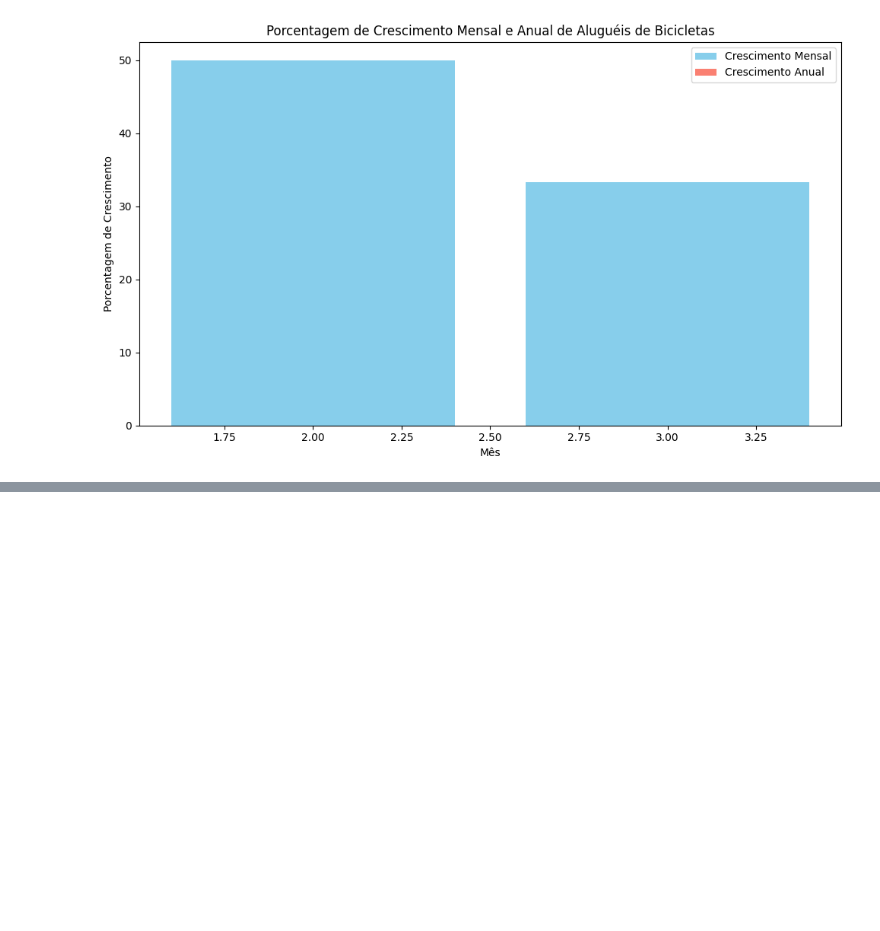
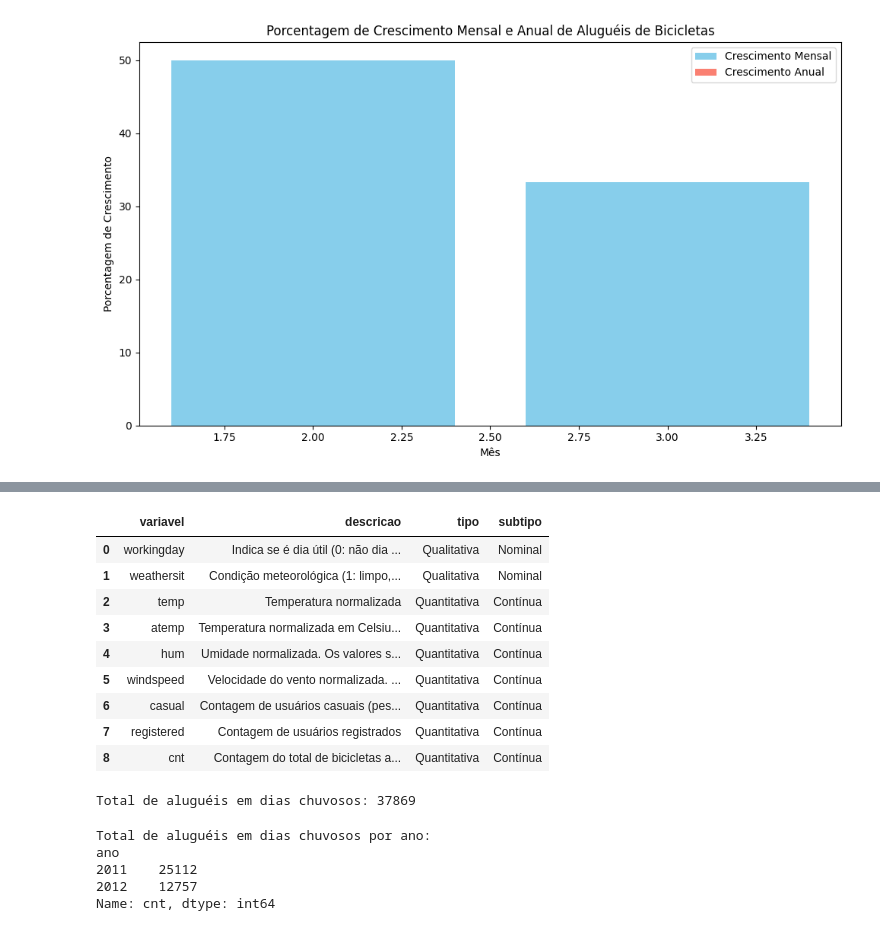
Before and after one commit to atlantico-academy/equipe9-2024.1, a Jupyter notebook: notebooks/analise_dados_bic_compartiladas.ipynb, the cells around one changed output, grey strips where cells are left out. Saved outputs shown, nothing was run; the diff lists cells and outputs as text; code cells hidden in the pictures; blank space fills up the shorter version.

```diff
--- a/notebooks/analise_dados_bic_compartiladas.ipynb
+++ b/notebooks/analise_dados_bic_compartiladas.ipynb
@@ -462,0 +502,46 @@ dicionario.to_csv("../equipe9-2024.1/data/external/dicionario.csv", index = Fals
+# %%
+df = pd.read_csv("../data/raw/day.csv")
+df_dict = pd.read_csv("../data/external/dicionario.csv")
+df_dict
+# %% [output]
+|  | variavel | descricao | tipo | subtipo |
+| 0 | workingday | Indica se é dia útil (0: não dia ... | Qualitativa | Nominal |
+| 1 | weathersit | Condição meteorológica (1: limpo,... | Qualitativa | Nominal |
+| 2 | temp | Temperatura normalizada | Quantitativa | Contínua |
+| 3 | atemp | Temperatura normalizada em Celsiu... | Quantitativa | Contínua |
+| 4 | hum | Umidade normalizada. Os valores s... | Quantitativa | Contínua |
+| 5 | windspeed | Velocidade do vento normalizada. ... | Quantitativa | Contínua |
+| 6 | casual | Contagem de usuários casuais (pes... | Quantitativa | Contínua |
+| 7 | registered | Contagem de usuários registrados | Quantitativa | Contínua |
+| 8 | cnt | Contagem do total de bicicletas a... | Quantitativa | Contínua |
+# %%
+# Filtrando o DataFrame para obter apenas os dias com chuva (weathersit == 3 ou weathersit == 4)
+dias_chuvosos = df[(df['weathersit'] == 3) | (df['weathersit'] == 4)]
+
+# Calculando o total de aluguéis em dias chuvosos
+total_alugueis_chuva = dias_chuvosos['cnt'].sum()
+
+print("Total de aluguéis em dias chuvosos:", total_alugueis_chuva)
+# %% [output]
+Total de aluguéis em dias chuvosos: 37869
+# %%
+# Convertendo a coluna 'dteday' para o tipo datetime
+df['dteday'] = pd.to_datetime(df['dteday'])
+
+# Extraindo o ano da coluna 'dteday'
+df['ano'] = df['dteday'].dt.year
+
+# Filtrando o DataFrame para obter apenas os dias com chuva (weathersit == 3 ou weathersit == 4)
+dias_chuvosos = df[(df['weathersit'] == 3) | (df['weathersit'] == 4)]
+
+# Calculando o total de aluguéis em dias chuvosos por ano
+total_alugueis_chuva_por_ano = dias_chuvosos.groupby('ano')['cnt'].sum()
+
+print("Total de aluguéis em dias chuvosos por ano:")
+print(total_alugueis_chuva_por_ano)
+# %% [output]
+Total de aluguéis em dias chuvosos por ano:
+ano
+2011    25112
+2012    12757
+Name: cnt, dtype: int64
```
Also changed, not shown: parts of 8 cells of this notebook.
